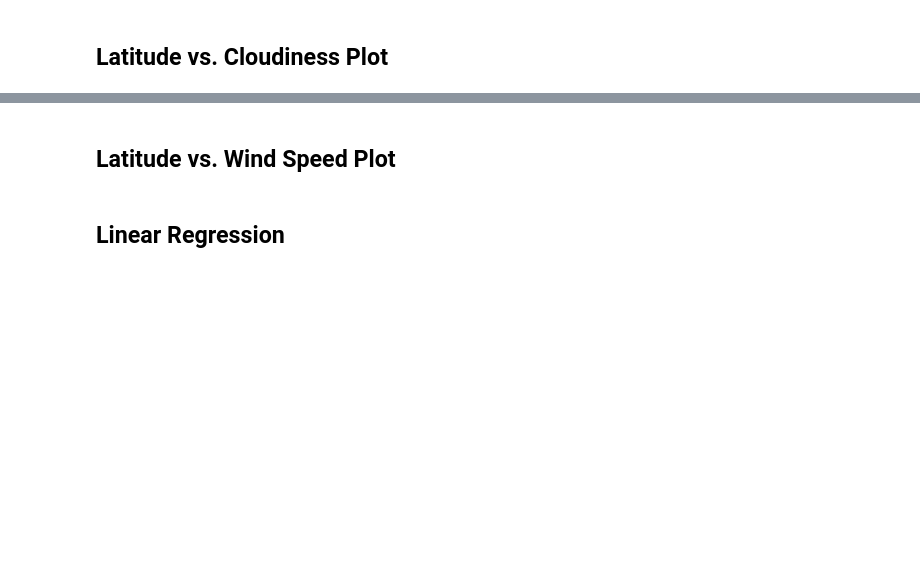
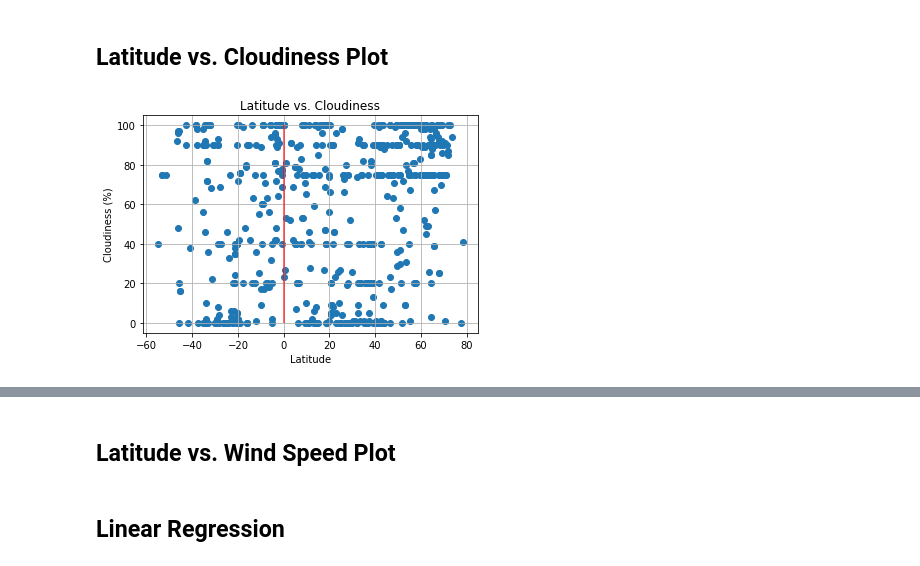
Before and after one commit to CCom20/api-challenge-python, a Jupyter notebook: weatherpy/starter_code/WeatherPy.ipynb, the cells around one changed output, grey strips where cells are left out. Saved outputs shown, nothing was run; the diff lists cells and outputs as text; code cells hidden in the pictures; blank space fills up the shorter version.

```diff
--- a/weatherpy/starter_code/WeatherPy.ipynb
+++ b/weatherpy/starter_code/WeatherPy.ipynb
@@ -298,2 +343,21 @@ The scatter plot was used since there were multiple data points that were not ca
 # %% [markdown]
 ## Latitude vs. Cloudiness Plot
+# %%
+# Find and set the data to work with: Cloudiness and Latitude
+lat_scatter = weather_df["Lat"]
+cloud_scatter = weather_df["Cloudiness"]
+
+# Set the Labels for the Title, X-Axis, and Y-Axis
+plt.ylabel("Cloudiness (%)")
+plt.xlabel("Latitude")
+plt.title("Latitude vs. Cloudiness")
+
+# Add horizontal line for the "equator" and a grid to make it easier to read
+plt.vlines(0, min(cloud_scatter), max(cloud_scatter), alpha=.75, color="red")
+plt.grid()
+
+# Populate and save the figure / plot
+plt.scatter(lat_scatter, cloud_scatter)
+plt.savefig("../output_data/lat_vs_cloud_fig.jpeg")
+# %% [output]
+[figure, added]
```
Also changed, not shown: parts of 15 cells of this notebook, 4 other files.
